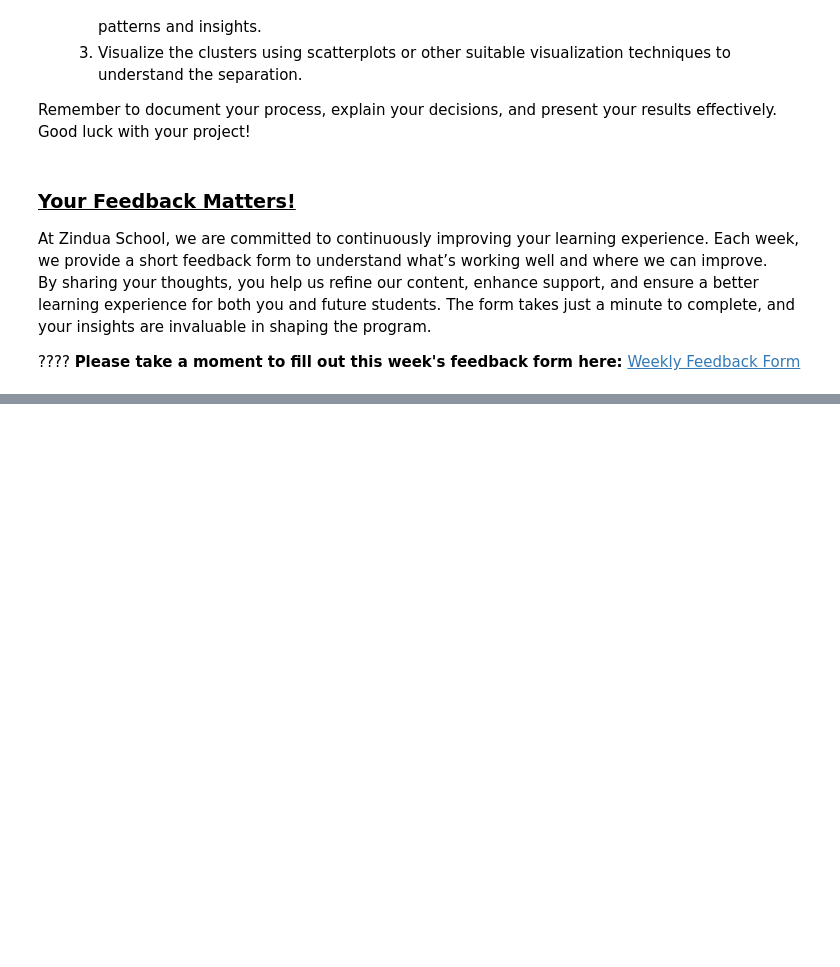
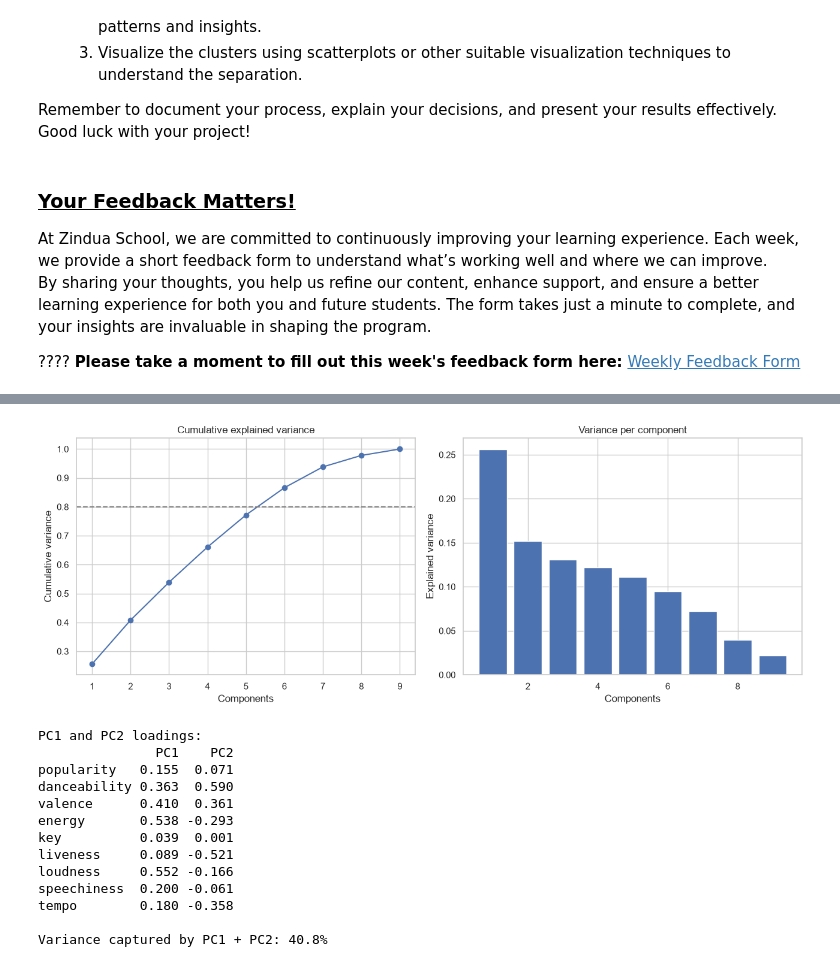
Before and after one commit to WillardDev/Spotify-Music-Clustering, a Jupyter notebook: Spotify_Music_Clustering.ipynb, the cells around one changed output, grey strips where cells are left out. Saved outputs shown, nothing was run; the diff lists cells and outputs as text; code cells hidden in the pictures; blank space fills up the shorter version.

```diff
--- a/Spotify_Music_Clustering.ipynb
+++ b/Spotify_Music_Clustering.ipynb
@@ -70,0 +113,6 @@ By sharing your thoughts, you help us refine our content, enhance support, and e
+# %%
+DATA_PATH = "data/ML_spotify_data.csv"
+df = pd.read_csv(DATA_PATH)
+
+print(f"Rows: {df.shape[0]:,}  |  Columns: {df.shape[1]}")
+df.head()
@@ -70,0 +177,13 @@ By sharing your thoughts, you help us refine our content, enhance support, and e
+# %%
+AUDIO_FEATURES = [
+    "popularity", "danceability", "valence", "energy", "key",
+    "liveness", "loudness", "speechiness", "tempo",
+]
+
+data = df[AUDIO_FEATURES].drop_duplicates().reset_index(drop=True)
+print(f"Rows after removing duplicates: {data.shape[0]:,}")
+
+scaler = StandardScaler()
+X = scaler.fit_transform(data)
+X_scaled = pd.DataFrame(X, columns=AUDIO_FEATURES)
+X_scaled.head()
@@ -70,0 +202,34 @@ By sharing your thoughts, you help us refine our content, enhance support, and e
+# %%
+pca = PCA().fit(X)
+evr = pca.explained_variance_ratio_
+
+fig, axes = plt.subplots(1, 2, figsize=(13, 5))
+axes[0].plot(range(1, len(evr) + 1), np.cumsum(evr), "o-")
+axes[0].axhline(0.8, ls="--", color="gray")
+axes[0].set(title="Cumulative explained variance", xlabel="Components", ylabel="Cumulative variance")
+axes[0].set_xticks(range(1, len(evr) + 1))
+axes[1].bar(range(1, len(evr) + 1), evr)
+axes[1].set(title="Variance per component", xlabel="Components", ylabel="Explained variance")
+plt.tight_layout()
+plt.show()
+
+loadings = pd.DataFrame(pca.components_.T, index=AUDIO_FEATURES,
+                        columns=[f"PC{i+1}" for i in range(len(evr))])
+print("PC1 and PC2 loadings:")
+print(loadings[["PC1", "PC2"]].round(3))
+print(f"\nVariance captured by PC1 + PC2: {evr[0] + evr[1]:.1%}")
+# %% [output]
+[figure, added]
+PC1 and PC2 loadings:
+               PC1    PC2
+popularity   0.155  0.071
+danceability 0.363  0.590
+valence      0.410  0.361
+energy       0.538 -0.293
+key          0.039  0.001
+liveness     0.089 -0.521
+loudness     0.552 -0.166
+speechiness  0.200 -0.061
+tempo        0.180 -0.358
+
+Variance captured by PC1 + PC2: 40.8%
```
Also changed, not shown: parts of 41 cells of this notebook.
